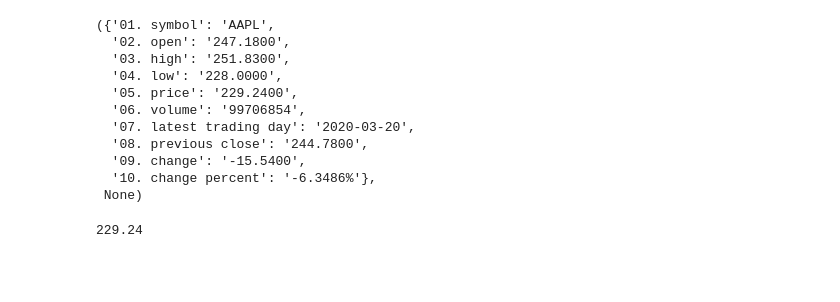
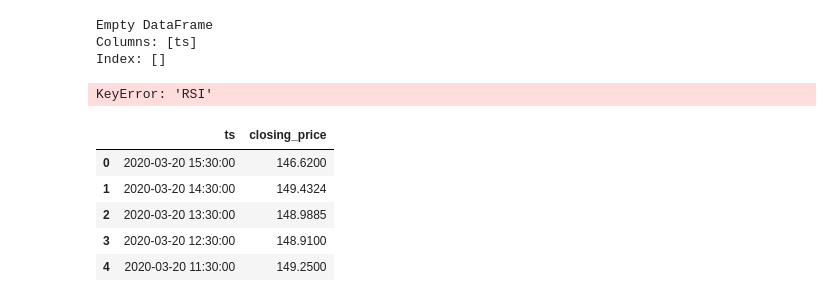
Before and after one commit to conswanson/trader, a Jupyter notebook: src/dev/alpha_vantage_dev.ipynb, the cells around one changed output. Drawn from its saved outputs; the diff is of its cells as text; code cells hidden in the pictures; blank space fills up the shorter version.

Commit message:
first trading logic

```diff
--- a/src/dev/alpha_vantage_dev.ipynb
+++ b/src/dev/alpha_vantage_dev.ipynb
@@ -31,20 +5,0 @@ parse_ts(aapl)
-# %%
-q = ts.get_quote_endpoint(symbol='AAPL')
-q
-# %% [output]
-({'01. symbol': 'AAPL',
-  '02. open': '247.1800',
-  '03. high': '251.8300',
-  '04. low': '228.0000',
-  '05. price': '229.2400',
-  '06. volume': '99706854',
-  '07. latest trading day': '2020-03-20',
-  '08. previous close': '244.7800',
-  '09. change': '-15.5400',
-  '10. change percent': '-6.3486%'},
- None)
-# %%
-# get current stock price
-float(q[0]['05. price'])
-# %% [output]
-229.24
@@ -50,0 +74,18 @@ float(q[0]['05. price'])
+# %%
+# pull data from API
+stock = get_stock_price(key=k, ticker=ticker)
+rsi = get_rsi(key=k, ticker=ticker)
+# %% [output]
+Empty DataFrame
+Columns: [ts]
+Index: []
+KeyError: 'RSI'
+# %%
+stock.head()
+# %% [output]
+|  | ts | closing_price |
+| 0 | 2020-03-20 15:30:00 | 146.6200 |
+| 1 | 2020-03-20 14:30:00 | 149.4324 |
+| 2 | 2020-03-20 13:30:00 | 148.9885 |
+| 3 | 2020-03-20 12:30:00 | 148.9100 |
+| 4 | 2020-03-20 11:30:00 | 149.2500 |
```
Also changed, not shown: parts of 13 cells of this notebook, 3 other files.
